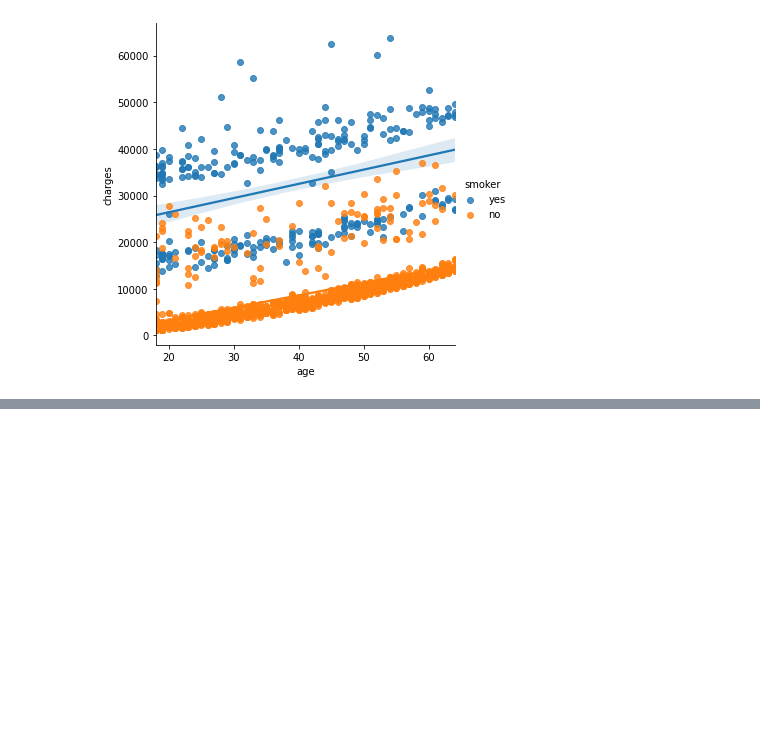
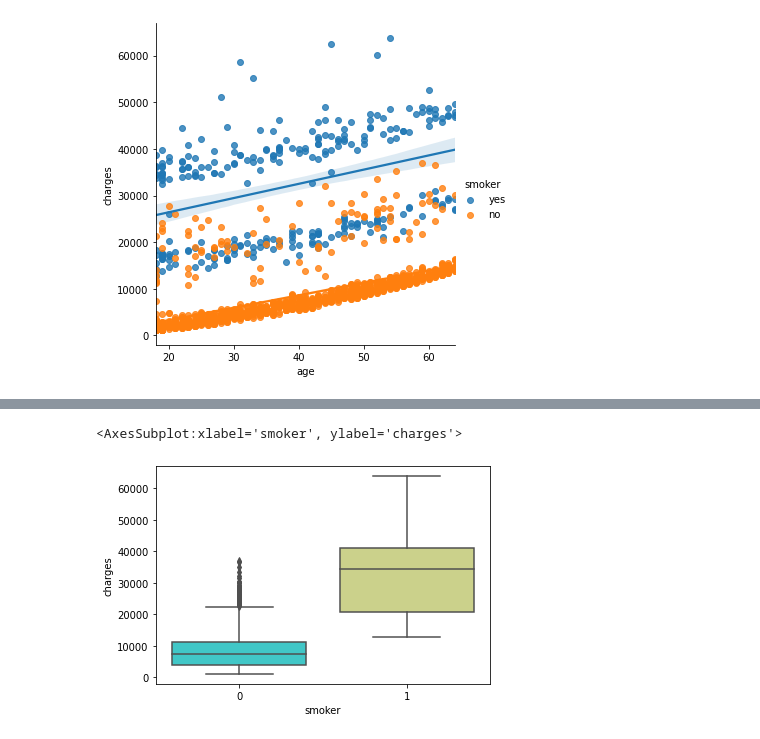
Before and after one commit to dhaniyapatta/ADG-ML, a Jupyter notebook: Linear Regression/Medical.ipynb, the cells around one changed output, grey strips where cells are left out. Saved outputs shown, nothing was run; the diff lists cells and outputs as text; code cells hidden in the pictures; blank space fills up the shorter version.

```diff
--- a/Linear Regression/Medical.ipynb
+++ b/Linear Regression/Medical.ipynb
@@ -55,0 +105,5 @@ sns.lmplot(x="age",y="charges",hue="smoker",data=data)
+# %%
+sns.boxplot(x="smoker", y="charges", data =data , palette = 'rainbow')
+# %% [output]
+<AxesSubplot:xlabel='smoker', ylabel='charges'>
+[figure, added]
```
Also changed, not shown: parts of 36 cells of this notebook.
